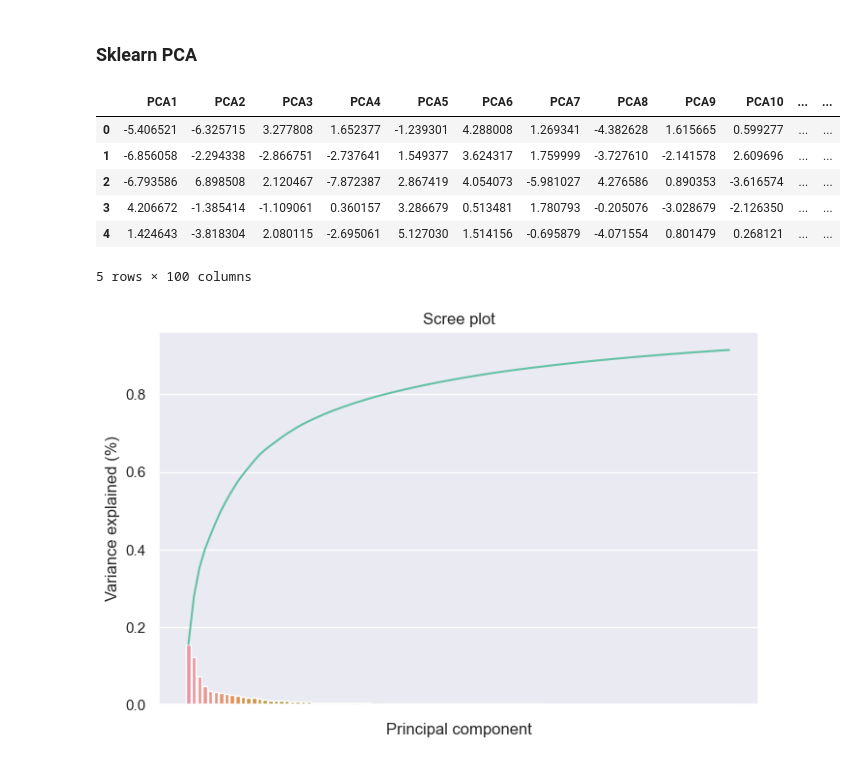
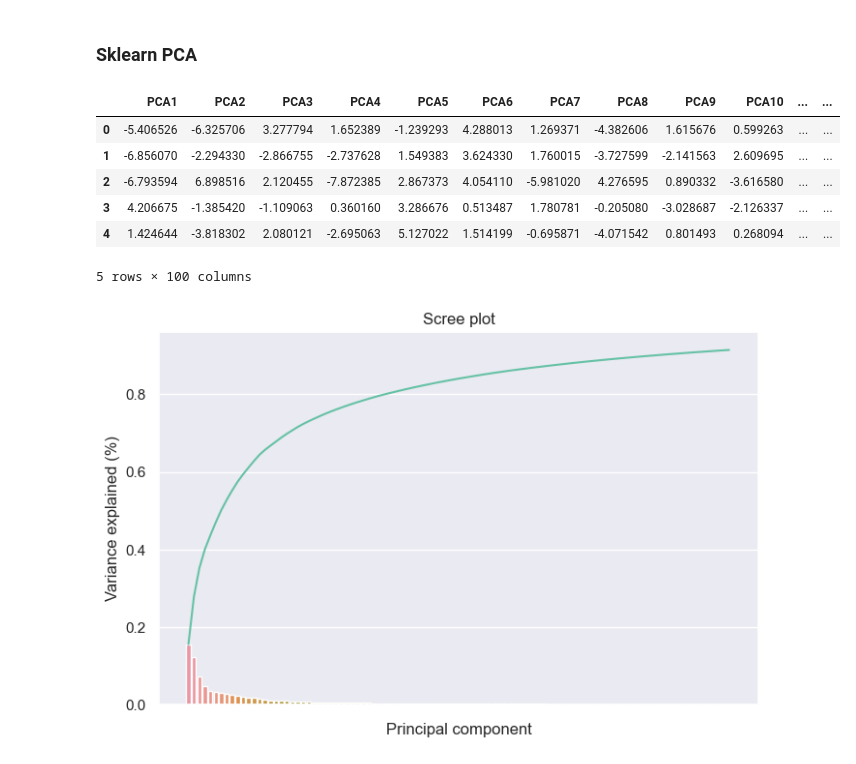
Before and after one commit to ahonestla/OC_DS_P8, a Jupyter notebook: notebook_local.ipynb, the cells around one changed output. Saved outputs shown, nothing was run; the diff lists cells and outputs as text; code cells hidden in the pictures.

```diff
--- a/notebook_local.ipynb
+++ b/notebook_local.ipynb
@@ -370,20 +383,23 @@ plt.show()
 # %% [markdown]
 ### Sklearn PCA
+# %%
+# Number of components
+PCA_K = 100
 # %%
 # Create PCA model
-pca = PCA(n_components=100)
+pca = PCA(n_components=PCA_K)
 
 # Fit to data
-pca_data = pca.fit_transform(features_df)
+pca_data = pca.fit_transform(features)
 pca_df = pd.DataFrame(pca_data, columns=['PCA'+str(i) for i in range(1, pca_data.shape[1]+1)])
 display(pca_df.head())
 # %% [output]
 |  | PCA1 | PCA2 | PCA3 | PCA4 | PCA5 | PCA6 | PCA7 | PCA8 | PCA9 | PCA10 | ... | ... |
-| 0 | -5.406521 | -6.325715 | 3.277808 | 1.652377 | -1.239301 | 4.288008 | 1.269341 | -4.382628 | 1.615665 | 0.599277 | ... | ... |
-| 1 | -6.856058 | -2.294338 | -2.866751 | -2.737641 | 1.549377 | 3.624317 | 1.759999 | -3.727610 | -2.141578 | 2.609696 | ... | ... |
-| 2 | -6.793586 | 6.898508 | 2.120467 | -7.872387 | 2.867419 | 4.054073 | -5.981027 | 4.276586 | 0.890353 | -3.616574 | ... | ... |
-| 3 | 4.206672 | -1.385414 | -1.109061 | 0.360157 | 3.286679 | 0.513481 | 1.780793 | -0.205076 | -3.028679 | -2.126350 | ... | ... |
-| 4 | 1.424643 | -3.818304 | 2.080115 | -2.695061 | 5.127030 | 1.514156 | -0.695879 | -4.071554 | 0.801479 | 0.268121 | ... | ... |
+| 0 | -5.406526 | -6.325706 | 3.277794 | 1.652389 | -1.239293 | 4.288013 | 1.269371 | -4.382606 | 1.615676 | 0.599263 | ... | ... |
+| 1 | -6.856070 | -2.294330 | -2.866755 | -2.737628 | 1.549383 | 3.624330 | 1.760015 | -3.727599 | -2.141563 | 2.609695 | ... | ... |
+| 2 | -6.793594 | 6.898516 | 2.120455 | -7.872385 | 2.867373 | 4.054110 | -5.981020 | 4.276595 | 0.890332 | -3.616580 | ... | ... |
+| 3 | 4.206675 | -1.385420 | -1.109063 | 0.360160 | 3.286676 | 0.513487 | 1.780781 | -0.205080 | -3.028687 | -2.126337 | ... | ... |
+| 4 | 1.424644 | -3.818302 | 2.080121 | -2.695063 | 5.127022 | 1.514199 | -0.695871 | -4.071542 | 0.801493 | 0.268094 | ... | ... |
 5 rows × 100 columns
 # %%
 # Get explained variance ratio
```
Also changed, not shown: parts of 31 cells of this notebook, 1 other file.
